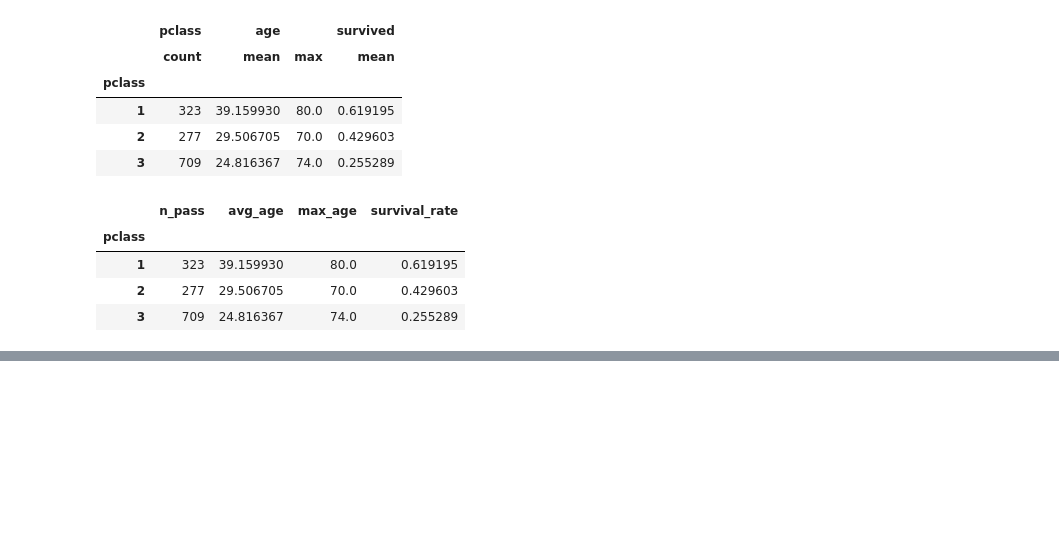
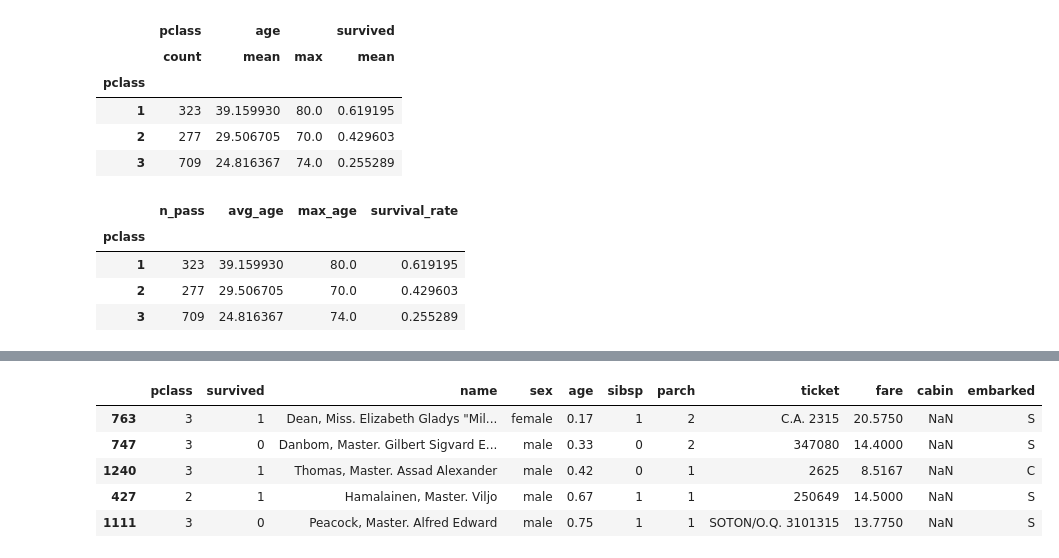
Before and after one commit to yap23/belajar_python, a Jupyter notebook: Belajar Pandas.ipynb, the cells around one changed output, grey strips where cells are left out. Drawn from its saved outputs; the diff is of its cells as text; code cells hidden in the pictures; blank space fills up the shorter version.

```diff
--- a/Belajar Pandas.ipynb
+++ b/Belajar Pandas.ipynb
@@ -2150,0 +2151,4 @@ df.groupby('pclass').agg(n_pass=('pclass','count'),
+# %%
+# Persiapan data frame
+df = pd.read_csv('./Dataset/titanicfull.csv')
+df.head()
@@ -2150,0 +2162,10 @@ df.groupby('pclass').agg(n_pass=('pclass','count'),
+# %%
+# Mengurutkan data berdasarkan kolom tertentu
+df.sort_values('age').head()
+# %% [output]
+|  | pclass | survived | name | sex | age | sibsp | parch | ticket | fare | cabin | embarked |
+| 763 | 3 | 1 | Dean, Miss. Elizabeth Gladys "Mil... | female | 0.17 | 1 | 2 | C.A. 2315 | 20.5750 | NaN | S |
+| 747 | 3 | 0 | Danbom, Master. Gilbert Sigvard E... | male | 0.33 | 0 | 2 | 347080 | 14.4000 | NaN | S |
+| 1240 | 3 | 1 | Thomas, Master. Assad Alexander | male | 0.42 | 0 | 1 | 2625 | 8.5167 | NaN | C |
+| 427 | 2 | 1 | Hamalainen, Master. Viljo | male | 0.67 | 1 | 1 | 250649 | 14.5000 | NaN | S |
+| 1111 | 3 | 0 | Peacock, Master. Alfred Edward | male | 0.75 | 1 | 1 | SOTON/O.Q. 3101315 | 13.7750 | NaN | S |
```
Also changed, not shown: parts of 19 cells of this notebook.
